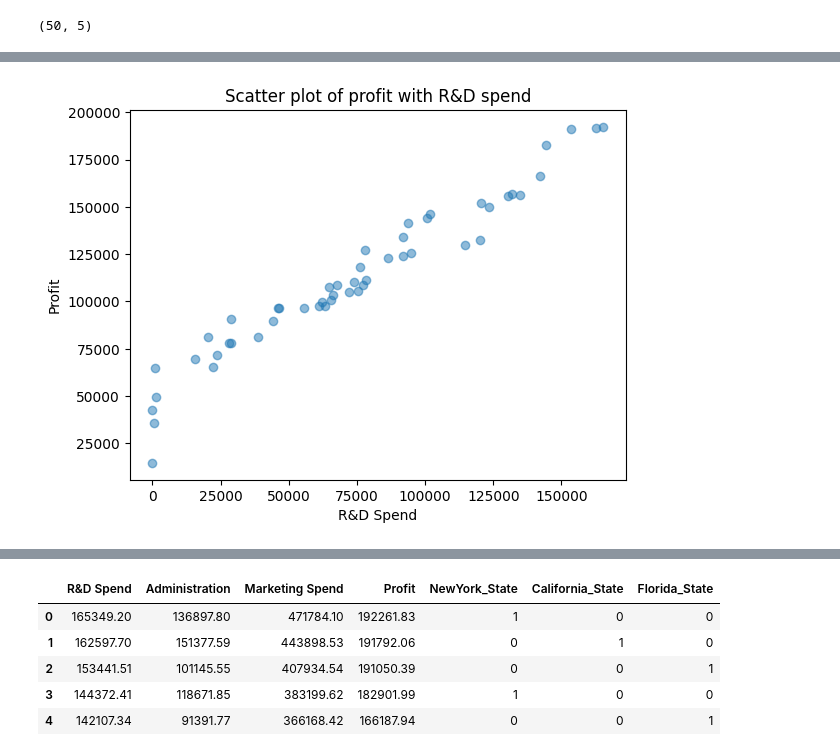
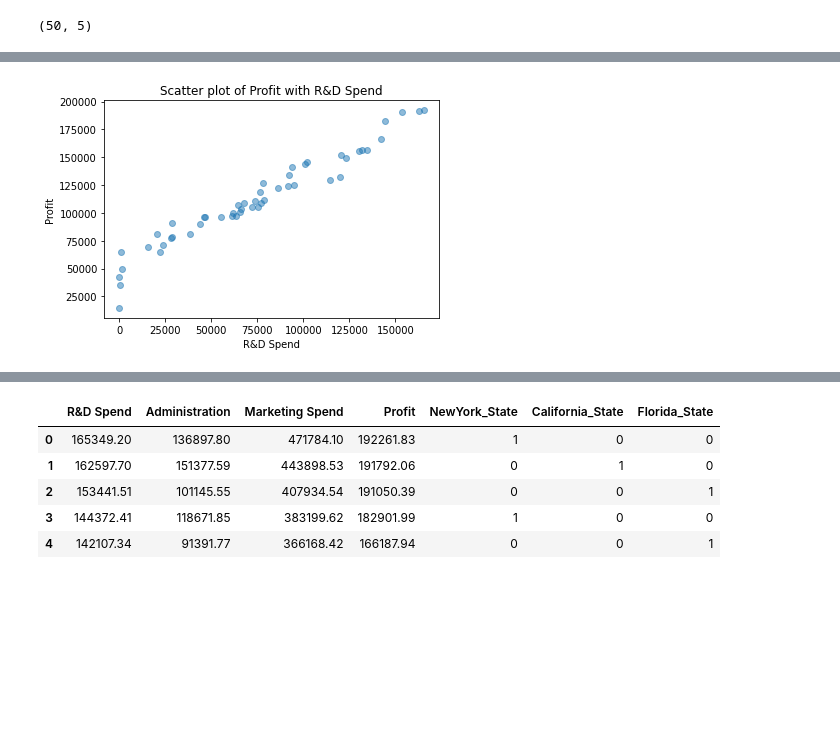
Before and after one commit to Bharatgaur/RawProjects, a Jupyter notebook: Linear_Regression_Implementation.ipynb, the cells around one changed output, grey strips where cells are left out. Cells and saved outputs as stored; diff of their text form; code cells hidden in the pictures; blank space fills up the shorter version.

```diff
--- a/Linear_Regression_Implementation.ipynb
+++ b/Linear_Regression_Implementation.ipynb
@@ -42,3 +30,6 @@ dataset.head()
+# %%
+# Importing the dataset
+dataset = pd.read_csv('/content/drive/MyDrive/Lecture Materials/Module 3/Week 1/Day 3/data/50_Startups.csv')
 # %%
 len(dataset)
 # %% [output]
@@ -62,10 +58,10 @@ plt.show()
 # %%
 plt.scatter(dataset['R&D Spend'], dataset['Profit'], alpha=0.5)
-plt.title('Scatter plot of profit with R&D spend')
+plt.title('Scatter plot of Profit with R&D Spend')
 plt.xlabel('R&D Spend')
 plt.ylabel('Profit')
 plt.show()
 # %% [output]
-[figure, old version]
+[figure, new version]
 # %%
 plt.scatter(dataset['Administration'], dataset['Profit'], alpha=0.5)
```
Also changed, not shown: parts of 48 cells of this notebook.
